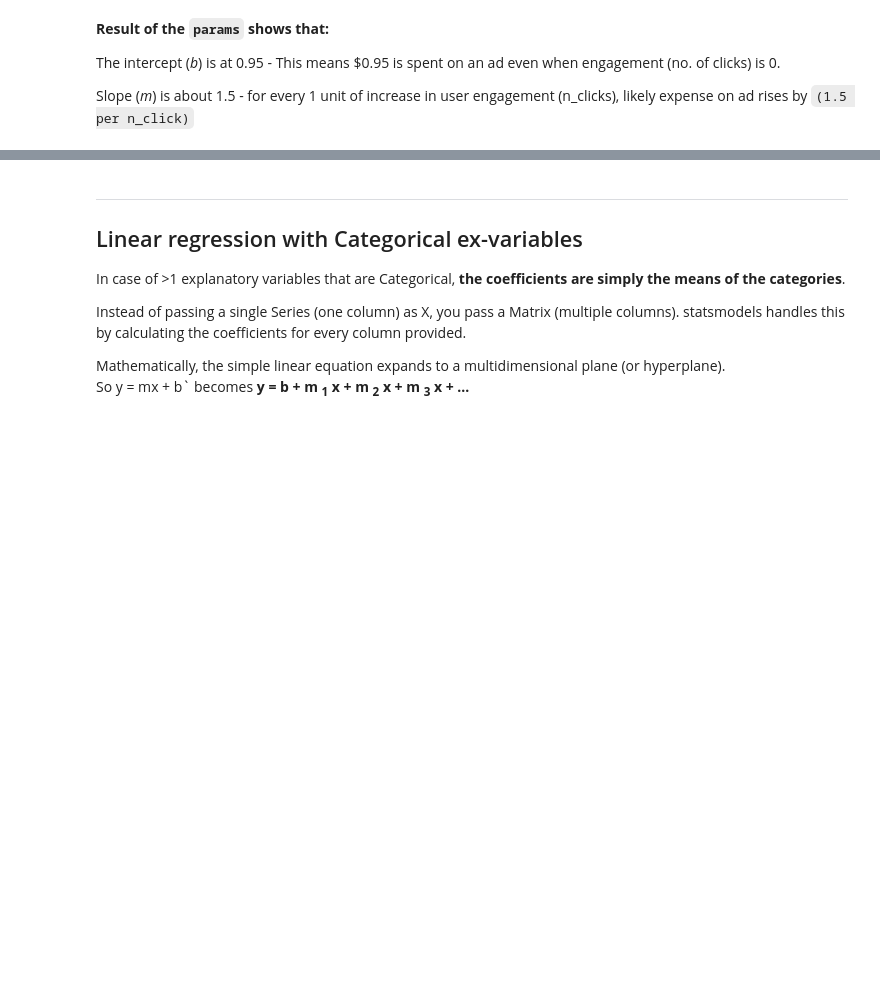
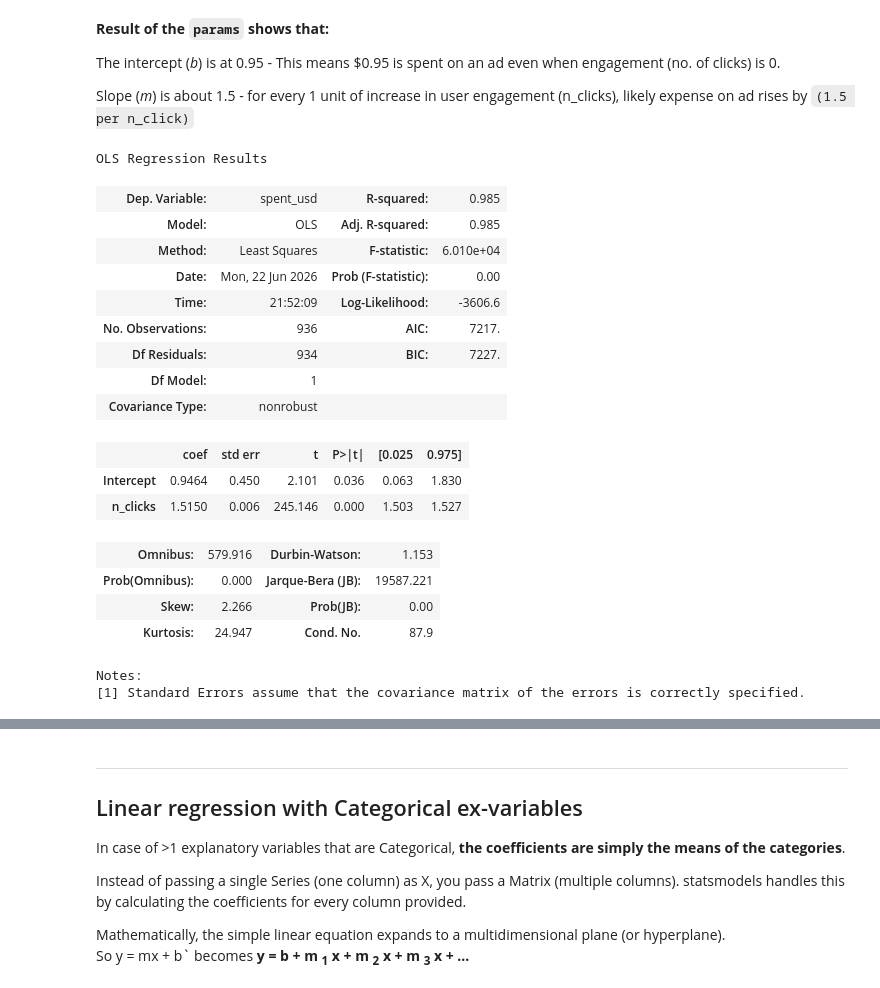
Before and after one commit to abhijeet-bhambere/python-ml-trail, a Jupyter notebook: regression-basics.ipynb, the cells around one changed output, grey strips where cells are left out. Saved outputs shown, nothing was run; the diff lists cells and outputs as text; code cells hidden in the pictures; blank space fills up the shorter version.

Commit message:
additional notes and definitions

```diff
--- a/regression-basics.ipynb
+++ b/regression-basics.ipynb
@@ -79,3 +100,26 @@ dtype: float64
 The intercept (_b_) is at 0.95 - This means $0.95 is spent on an ad even when engagement (no. of clicks) is 0.
 
 Slope (_m_) is about 1.5 - for every 1 unit of increase in user engagement (n_clicks), likely expense on ad rises by `(1.5 per n_click)`
+# %%
+# check all paramets of the model object
+mdl.summary()
+# %% [output]
+OLS Regression Results
+| Dep. Variable: | spent_usd | R-squared: | 0.985 |
+| Model: | OLS | Adj. R-squared: | 0.985 |
+| Method: | Least Squares | F-statistic: | 6.010e+04 |
+| Date: | Mon, 22 Jun 2026 | Prob (F-statistic): | 0.00 |
+| Time: | 21:52:09 | Log-Likelihood: | -3606.6 |
+| No. Observations: | 936 | AIC: | 7217. |
+| Df Residuals: | 934 | BIC: | 7227. |
+| Df Model: | 1 |  |  |
+| Covariance Type: | nonrobust |  |  |
+|  | coef | std err | t | P>|t| | [0.025 | 0.975] |
+| Intercept | 0.9464 | 0.450 | 2.101 | 0.036 | 0.063 | 1.830 |
+| n_clicks | 1.5150 | 0.006 | 245.146 | 0.000 | 1.503 | 1.527 |
+| Omnibus: | 579.916 | Durbin-Watson: | 1.153 |
+| Prob(Omnibus): | 0.000 | Jarque-Bera (JB): | 19587.221 |
+| Skew: | 2.266 | Prob(JB): | 0.00 |
+| Kurtosis: | 24.947 | Cond. No. | 87.9 |
+Notes:
+[1] Standard Errors assume that the covariance matrix of the errors is correctly specified.
```
Also changed, not shown: parts of 7 cells of this notebook.
